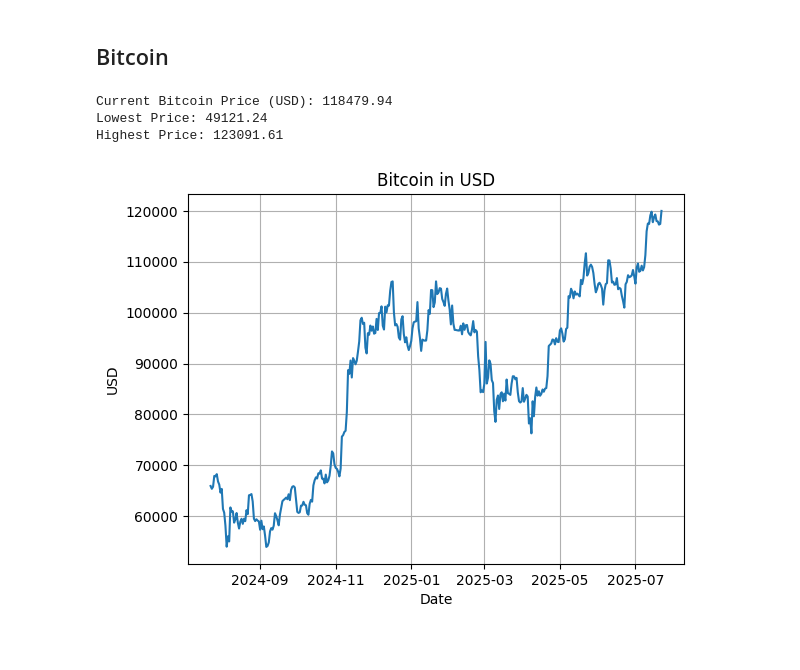
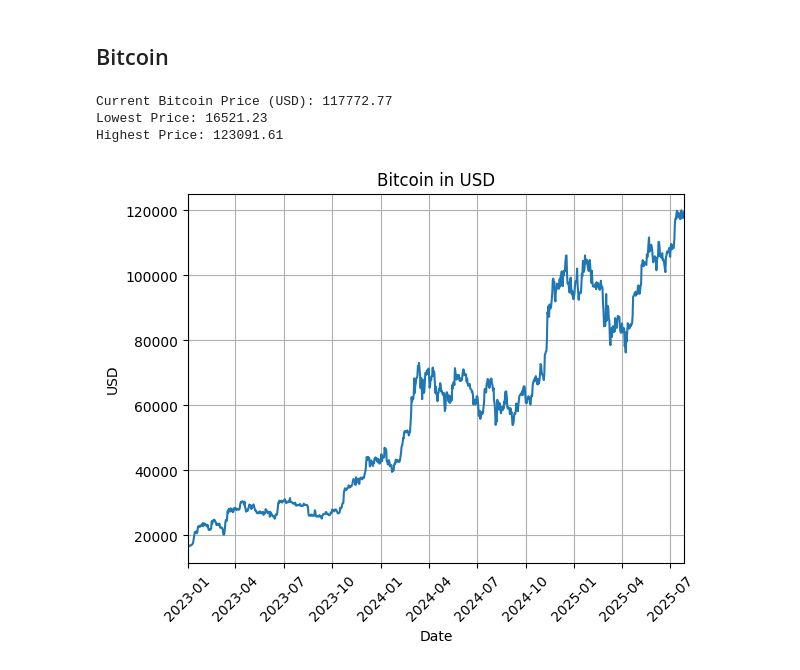
Before and after one commit to ncussonn/finance, a Jupyter notebook: market_overview.ipynb, the cells around one changed output. Drawn from its saved outputs; the diff is of its cells as text; code cells hidden in the pictures.

```diff
--- a/market_overview.ipynb
+++ b/market_overview.ipynb
@@ -2,6 +2,9 @@
 # Market Overview Notebook
 # %%
 from utils import gold_silv_ratio, fear_n_greed_idx, vix, bitcoin, gold_silver, snp500, bonds
+# %%
+import datetime
+time_range = [datetime.date(2023, 1, 1) , datetime.date.today()]
 # %% [markdown]
 ## S&P 500
 # %%
@@ -54,9 +58,9 @@ Lowest Value: 26.69
 # %% [markdown]
 ## Bitcoin
 # %%
-bitcoin_data = bitcoin()
+bitcoin_data = bitcoin(time_range)
 # %% [output]
-Current Bitcoin Price (USD): 118479.94
-Lowest Price: 49121.24
+Current Bitcoin Price (USD): 117772.77
+Lowest Price: 16521.23
 Highest Price: 123091.61
-[figure, old version]
+[figure, new version]
```
Also changed, not shown: parts of 5 cells of this notebook, 4 other files.
